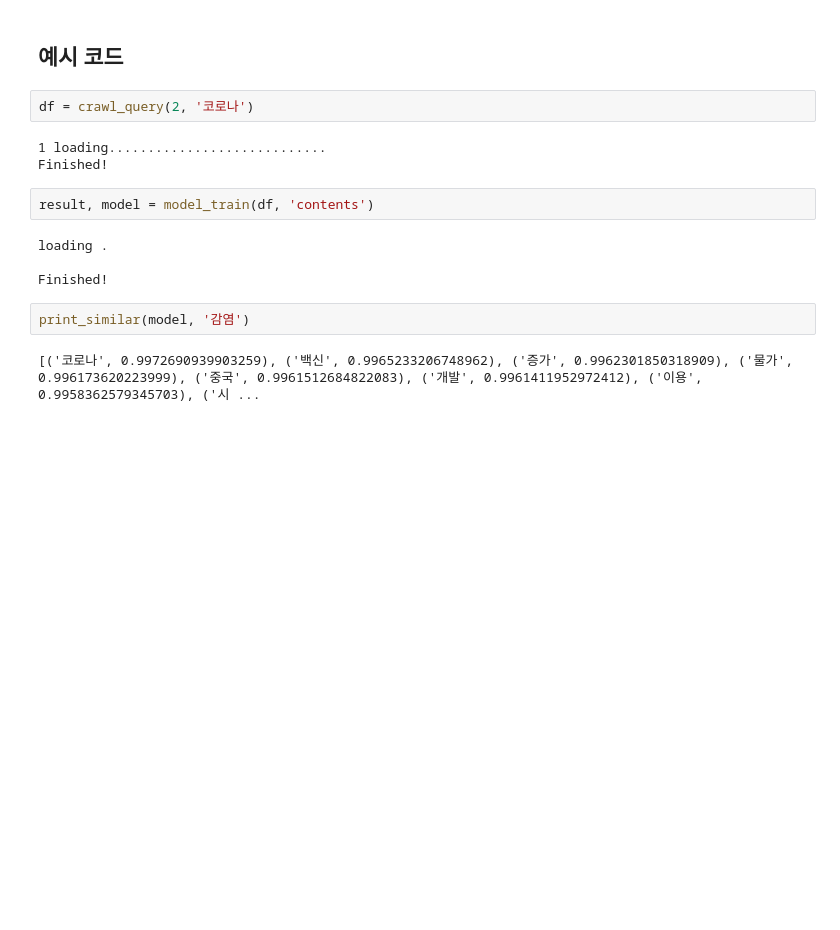
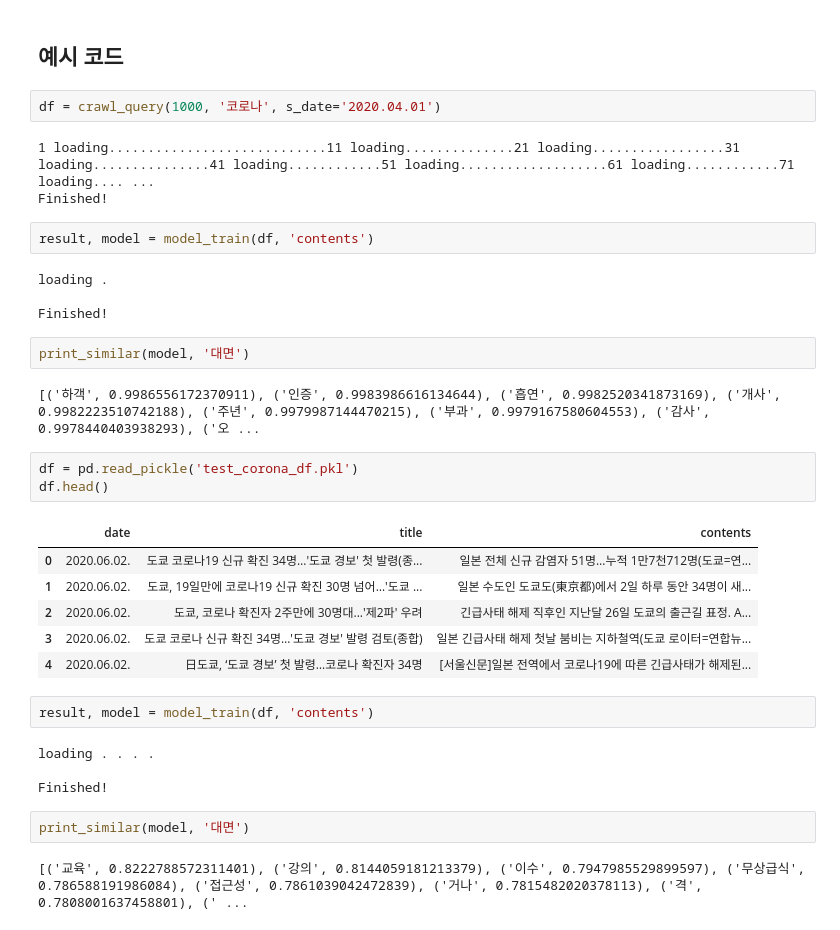
Before and after one commit to steve2972/MLDL_team_project, a Jupyter notebook: korean word training.ipynb, the cells around one changed output. Cells and saved outputs as stored; diff of their text form; blank space fills up the shorter version.

```diff
--- a/korean word training.ipynb
+++ b/korean word training.ipynb
@@ -153,9 +153,9 @@ def crawl_n_save(max_pages, query,s_date='2020.06.01', e_date='2020.06.02'):
 # %% [markdown]
 ## 예시 코드
 # %%
-df = crawl_query(2, '코로나')
+df = crawl_query(1000, '코로나', s_date='2020.04.01')
 # %% [output]
-1 loading............................
+1 loading............................11 loading..............21 loading.................31 loading...............41 loading............51 loading...................61 loading............71 loading.... ...
 Finished!
 # %%
 result, model = model_train(df, 'contents')
@@ -164,6 +164,26 @@ loading .
 
 Finished!
 # %%
-print_similar(model, '감염')
+print_similar(model, '대면')
 # %% [output]
-[('코로나', 0.9972690939903259), ('백신', 0.9965233206748962), ('증가', 0.9962301850318909), ('물가', 0.996173620223999), ('중국', 0.9961512684822083), ('개발', 0.9961411952972412), ('이용', 0.9958362579345703), ('시 ...
+[('하객', 0.9986556172370911), ('인증', 0.9983986616134644), ('흡연', 0.9982520341873169), ('개사', 0.9982223510742188), ('주년', 0.9979987144470215), ('부과', 0.9979167580604553), ('감사', 0.9978440403938293), ('오 ...
+# %%
+df = pd.read_pickle('test_corona_df.pkl')
+df.head()
+# %% [output]
+|  | date | title | contents |
+| 0 | 2020.06.02. | 도쿄 코로나19 신규 확진 34명…'도쿄 경보' 첫 발령(종... | 일본 전체 신규 감염자 51명…누적 1만7천712명(도쿄=연... |
+| 1 | 2020.06.02. | 도쿄, 19일만에 코로나19 신규 확진 30명 넘어…'도쿄 ... | 일본 수도인 도쿄도(東京都)에서 2일 하루 동안 34명이 새... |
+| 2 | 2020.06.02. | 도쿄, 코로나 확진자 2주만에 30명대...'제2파' 우려 | 긴급사태 해제 직후인 지난달 26일 도쿄의 출근길 표정. A... |
+| 3 | 2020.06.02. | 도쿄 코로나 신규 확진 34명…'도쿄 경보' 발령 검토(종합) | 일본 긴급사태 해제 첫날 붐비는 지하철역(도쿄 로이터=연합뉴... |
+| 4 | 2020.06.02. | 日도쿄, ‘도쿄 경보’ 첫 발령…코로나 확진자 34명 | [서울신문]일본 전역에서 코로나19에 따른 긴급사태가 해제된... |
+# %%
+result, model = model_train(df, 'contents')
+# %% [output]
+loading . . . .
+
+Finished!
+# %%
+print_similar(model, '대면')
+# %% [output]
+[('교육', 0.8222788572311401), ('강의', 0.8144059181213379), ('이수', 0.7947985529899597), ('무상급식', 0.786588191986084), ('접근성', 0.7861039042472839), ('거나', 0.7815482020378113), ('격', 0.7808001637458801), (' ...
```
Also changed, not shown: parts of 7 cells of this notebook, 5 other files.
